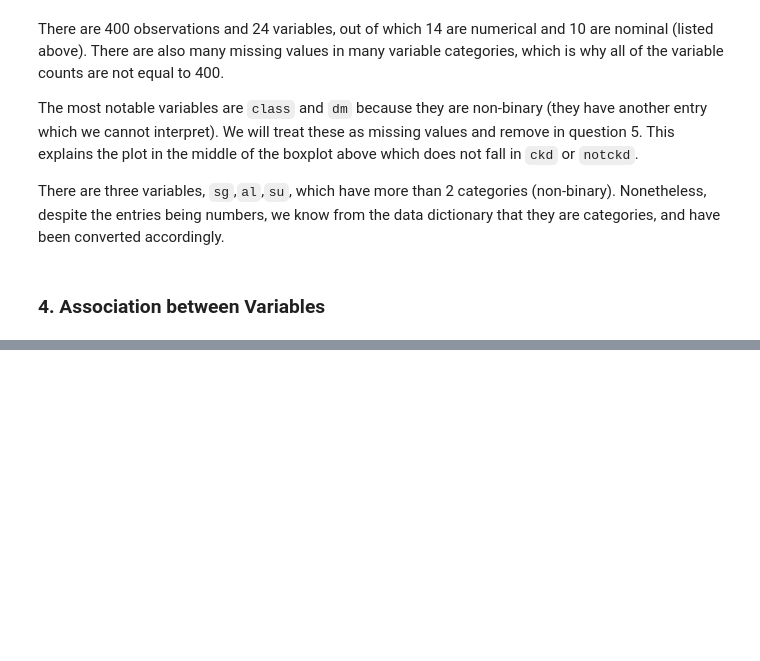
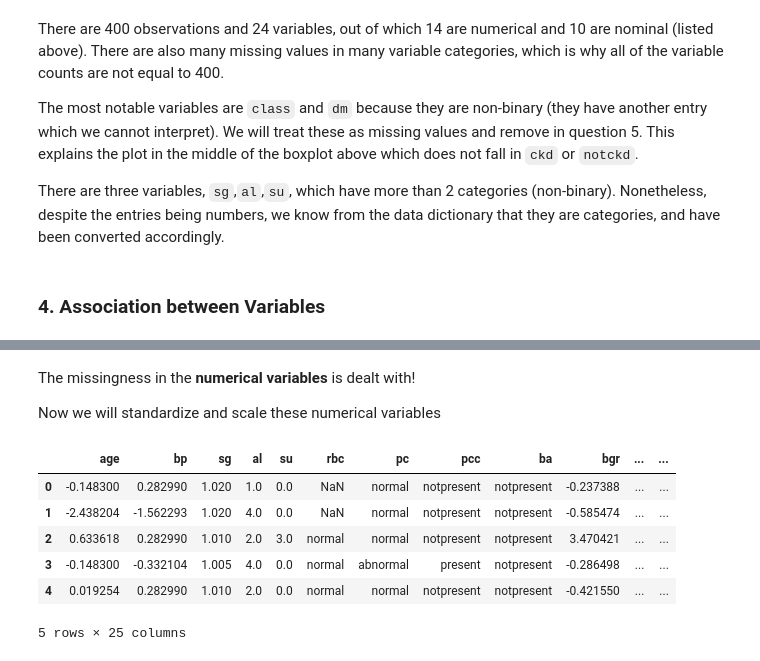
Before and after one commit to nimerkb/Assign6, a Jupyter notebook: assignment6.ipynb, the cells around one changed output, grey strips where cells are left out. Saved outputs shown, nothing was run; the diff lists cells and outputs as text; code cells hidden in the pictures; blank space fills up the shorter version.

```diff
--- a/assignment6.ipynb
+++ b/assignment6.ipynb
@@ -259,0 +240,17 @@ ckd.head()
+# %% [markdown]
+The missingness in the **numerical variables** is dealt with!
+
+Now we will standardize and scale these numerical variables
+# %%
+# Standardize and Scaling Variables
+scaler = StandardScaler()
+df[num] = scaler.fit_transform(df[num])
+df.head()
+# %% [output]
+|  | age | bp | sg | al | su | rbc | pc | pcc | ba | bgr | ... | ... |
+| 0 | -0.148300 | 0.282990 | 1.020 | 1.0 | 0.0 | NaN | normal | notpresent | notpresent | -0.237388 | ... | ... |
+| 1 | -2.438204 | -1.562293 | 1.020 | 4.0 | 0.0 | NaN | normal | notpresent | notpresent | -0.585474 | ... | ... |
+| 2 | 0.633618 | 0.282990 | 1.010 | 2.0 | 3.0 | normal | normal | notpresent | notpresent | 3.470421 | ... | ... |
+| 3 | -0.148300 | -0.332104 | 1.005 | 4.0 | 0.0 | normal | abnormal | present | notpresent | -0.286498 | ... | ... |
+| 4 | 0.019254 | 0.282990 | 1.010 | 2.0 | 0.0 | normal | normal | notpresent | notpresent | -0.421550 | ... | ... |
+5 rows × 25 columns
```
Also changed, not shown: parts of 14 cells of this notebook.
